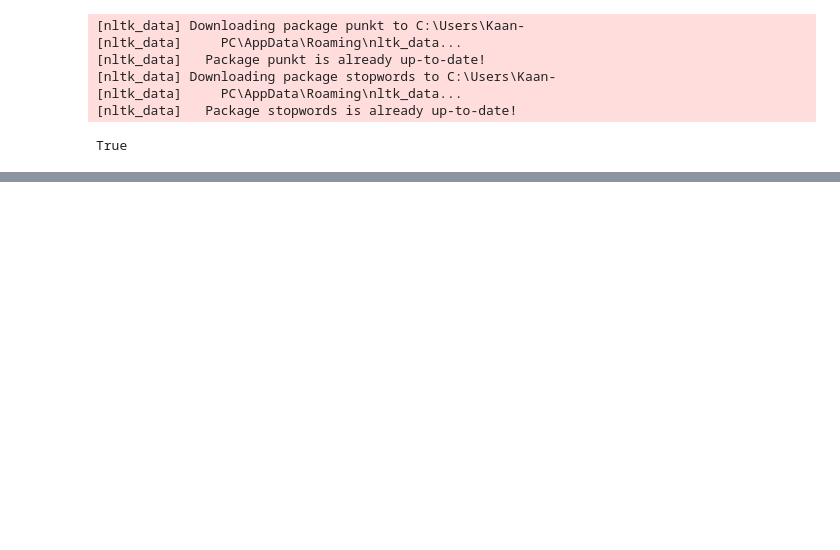
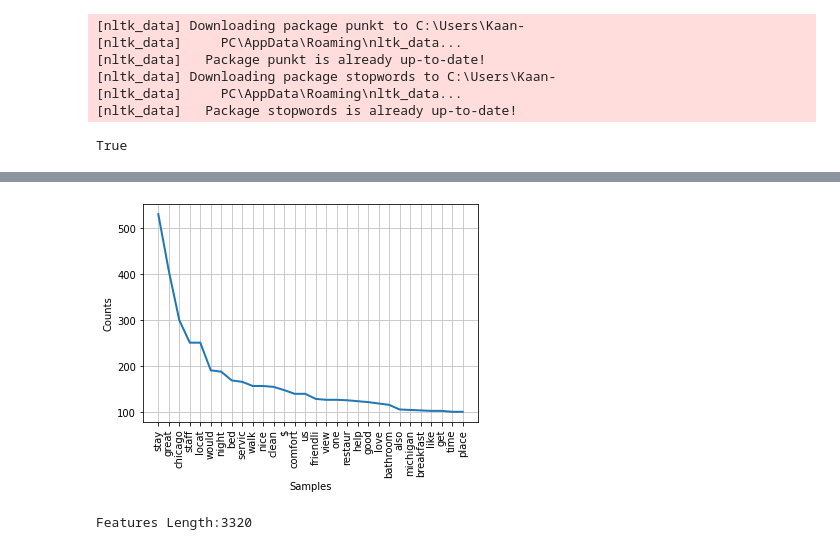
Before and after one commit to kaancembertas/text-mining, a Jupyter notebook: App.ipynb, the cells around one changed output, grey strips where cells are left out. Cells and saved outputs as stored; diff of their text form; code cells hidden in the pictures; blank space fills up the shorter version.

```diff
--- a/App.ipynb
+++ b/App.ipynb
@@ -50,0 +68,13 @@ for index,file in enumerate(real_positive_files, start=0):
+# %%
+new_filters = ['.',',','hotel','room','!',')','(','n\'t','\'s','-']
+for x in new_filters:
+    stop_words.add(x)
+
+stemmed_words = [x for x in stemmed_words if x not in stop_words]
+fdist = FreqDist(stemmed_words)
+fdist.plot(30,cumulative=False)
+plt.show()
+print("Features Length:" + str(len(fdist)))
+# %% [output]
+[figure, added]
+Features Length:3320
```
Also changed, not shown: parts of 12 cells of this notebook.
